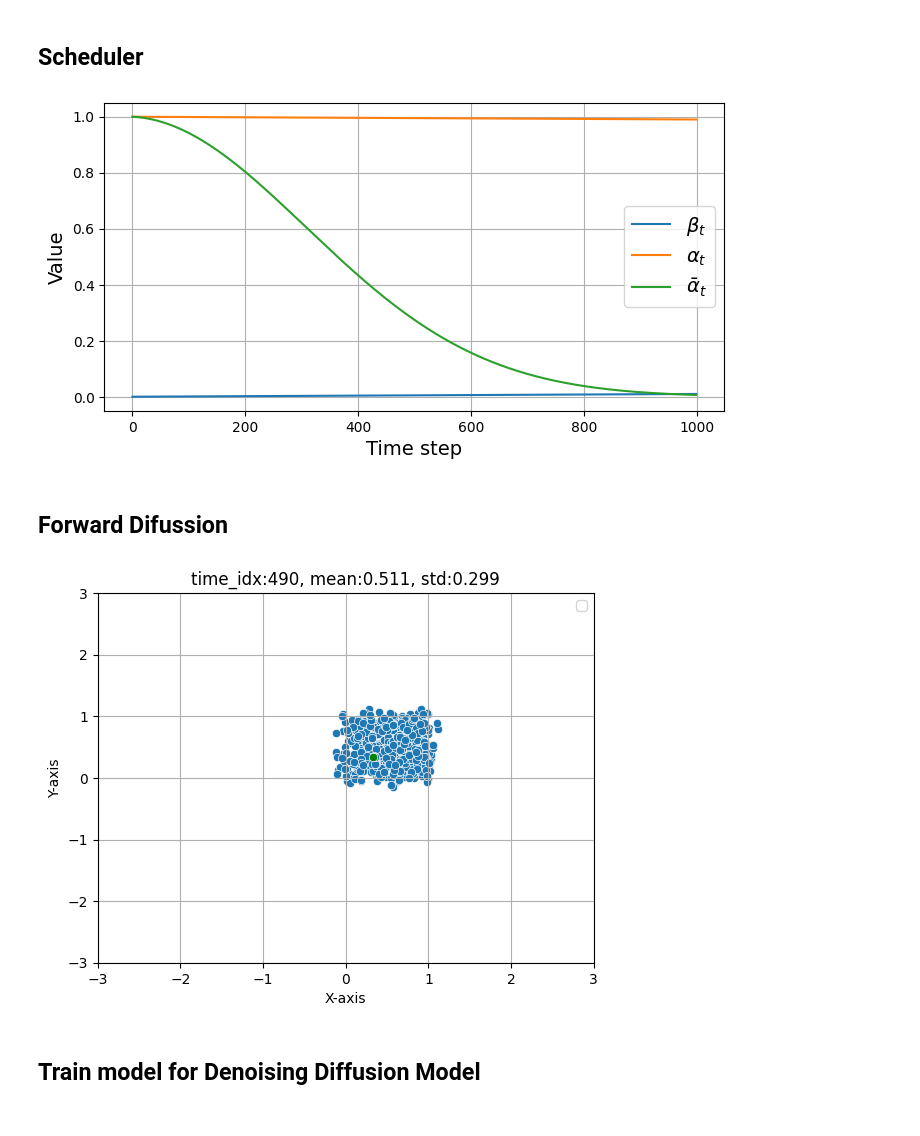
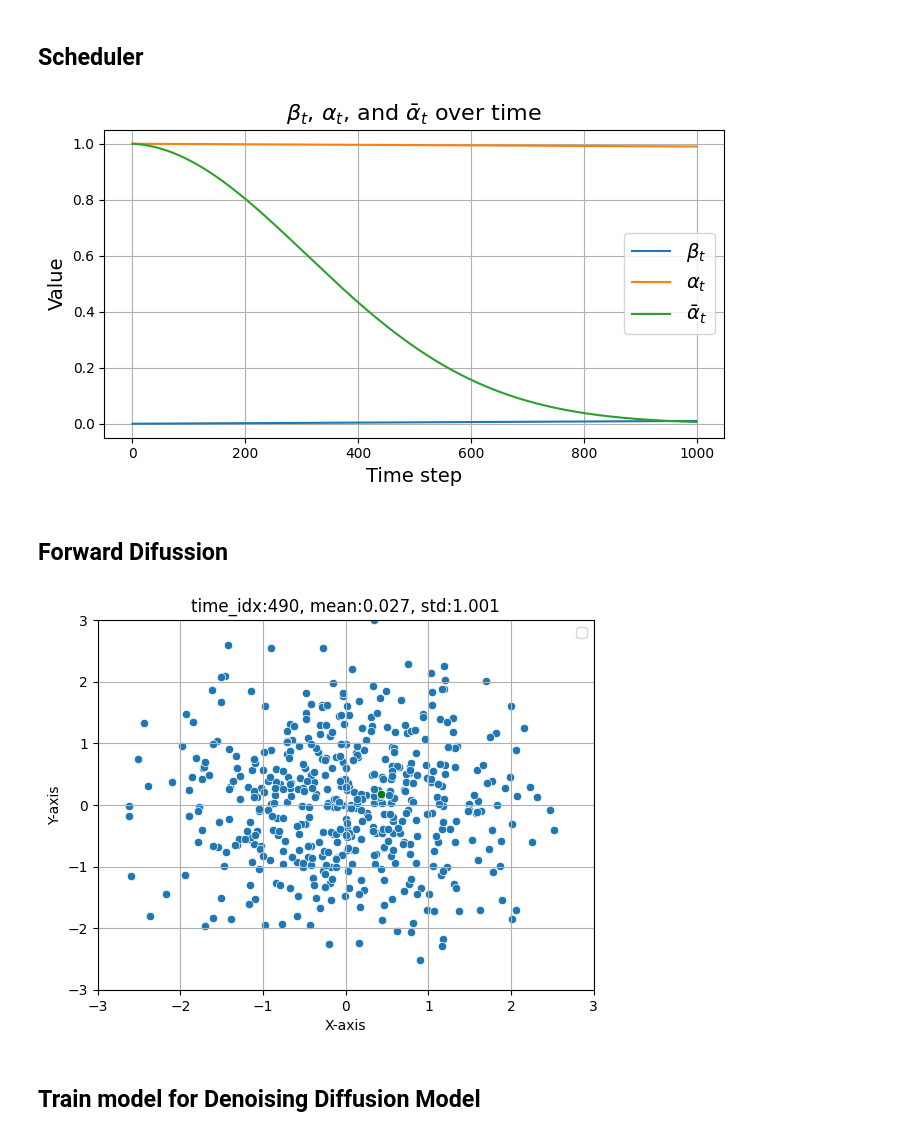
Before and after one commit to llorenscapotorres/Data_Generation, a Jupyter notebook: difussion_process.ipynb, the cells around one changed output. Cells and saved outputs as stored; diff of their text form; code cells hidden in the pictures.

```diff
--- a/difussion_process.ipynb
+++ b/difussion_process.ipynb
@@ -45,22 +46,23 @@ plt.show()
 # %%
 T = 1000
 
-betas = torch.linspace(1e-4, 0.01, T)
+betas = torch.linspace(1e-4,0.01,T)
 alphas = 1-betas
-alpha_bars = torch.cumprod(alphas, dim=0)
+alpha_bars = torch.cumprod(alphas,dim=0)
 
 # make this plot better labelled with latex text
 plt.figure(figsize=(8, 4))
-plt.plot(betas, label=r"$\beta_t$")
-plt.plot(alphas, label=r"$\alpha_t$")
-plt.plot(alpha_bars, label=r"$\bar{\alpha}_t$")
-plt.xlabel("Time step", fontsize=14)
-plt.ylabel("Value", fontsize=14)
+plt.title(r'$\beta_t$, $\alpha_t$, and $\bar{\alpha}_t$ over time', fontsize=16)
+plt.plot(betas, label=r'$\beta_t$')
+plt.plot(alphas, label=r'$\alpha_t$')
+plt.plot(alpha_bars, label=r'$\bar{\alpha}_t$')
+plt.xlabel('Time step', fontsize=14)
+plt.ylabel('Value', fontsize=14)
 plt.legend(fontsize=14)
 plt.grid(True)
 plt.show()
 # %% [output]
-[figure, old version]
+[figure, new version]
 # %% [markdown]
 ## Forward Difussion
 # %%
@@ -70,26 +72,27 @@ x0 = sample_data()
 
 true_noises = []
 
-for idx, alpha_bar in enumerate(alpha_bars[::20]):
+for idx,alpha_bar in enumerate(alpha_bars[::20]):
 
-    noise = torch.rand_like(x0)
+    noise = torch.randn_like(x0)
     true_noises.append(noise)
     x_t1 = torch.sqrt(alpha_bar)*x0 + torch.sqrt(1-alpha_bar) * noise
-    # The sqrt is used to make the resulted distribution gaussian with std=1
+    # The sqrt is used to make the resulted distribution gaussian with std =1
 
     sns.scatterplot(x=x_t1[:, 0], y=x_t1[:, 1])
-    sns.scatterplot(x=[x_t1[0, 0].item()], y=[x_t1[0, 1].item()], color="green")
-    plt.xlabel("X-axis")
-    plt.ylabel("Y-axis")
-    plt.title(f"time_idx:{idx*10}, mean:{torch.mean(x_t1):.3f}, std:{torch.std(x_t1):.3f}")
-    plt.xlim(-3, 3)
-    plt.ylim(-3, 3)
+    sns.scatterplot(x=[x_t1[0, 0].item()], y=[x_t1[0, 1].item()], color='green')
+    plt.xlabel('X-axis')
+    plt.ylabel('Y-axis')
+    plt.title(f'time_idx:{idx*10}, mean:{torch.mean(x_t1):.3f}, std:{torch.std(x_t1):.3f}')
+    plt.xlim(-3,3)
+    plt.ylim(-3,3)
     plt.legend()
     plt.grid(True)
     clear_output(wait=True)
     plt.show()
+    time.sleep(0.1)
 # %% [output]
-[figure, old version]
+[figure, new version]
 # %% [markdown]
 ## Train model for Denoising Diffusion Model
 # %%
```
Also changed, not shown: parts of 23 cells of this notebook.
